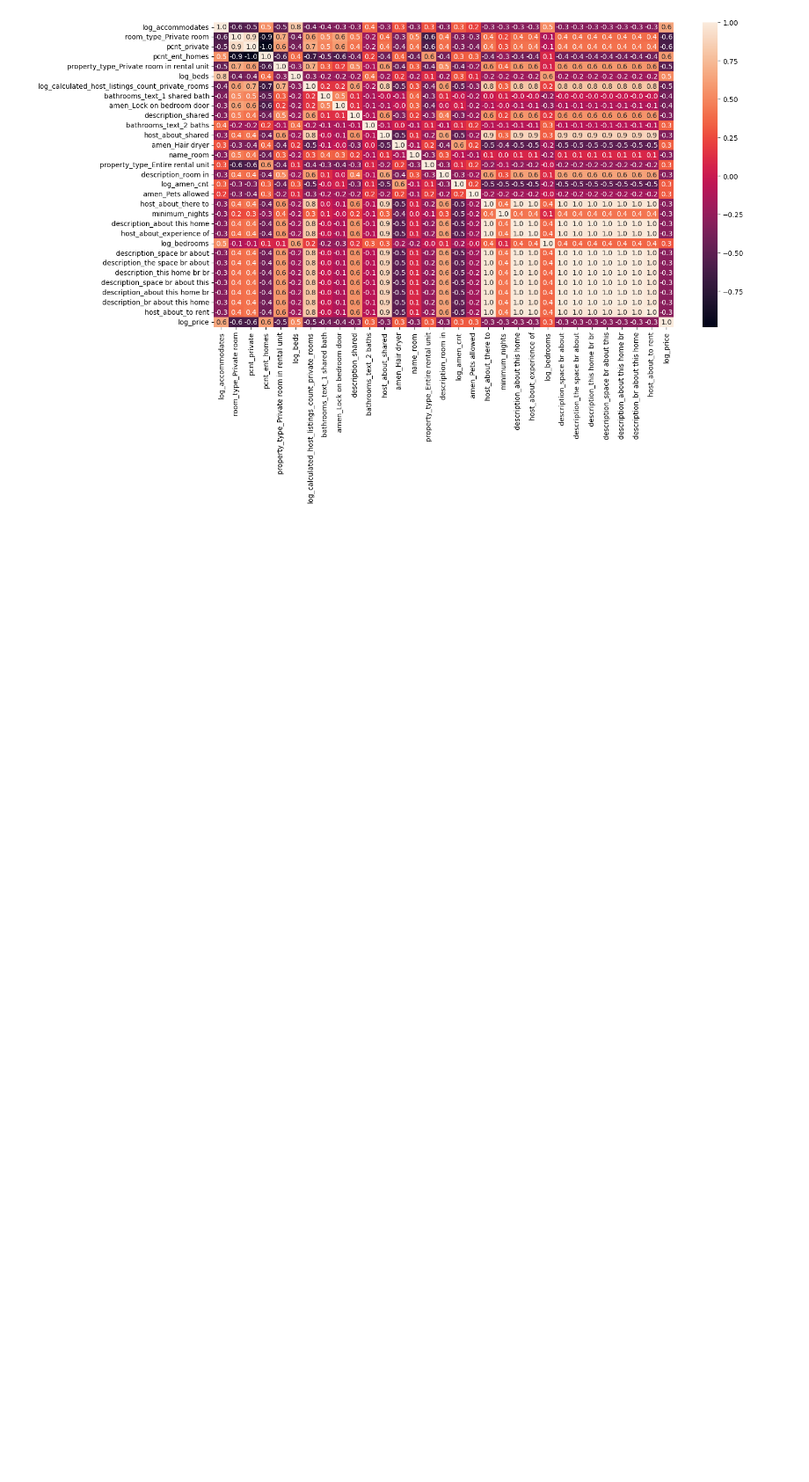
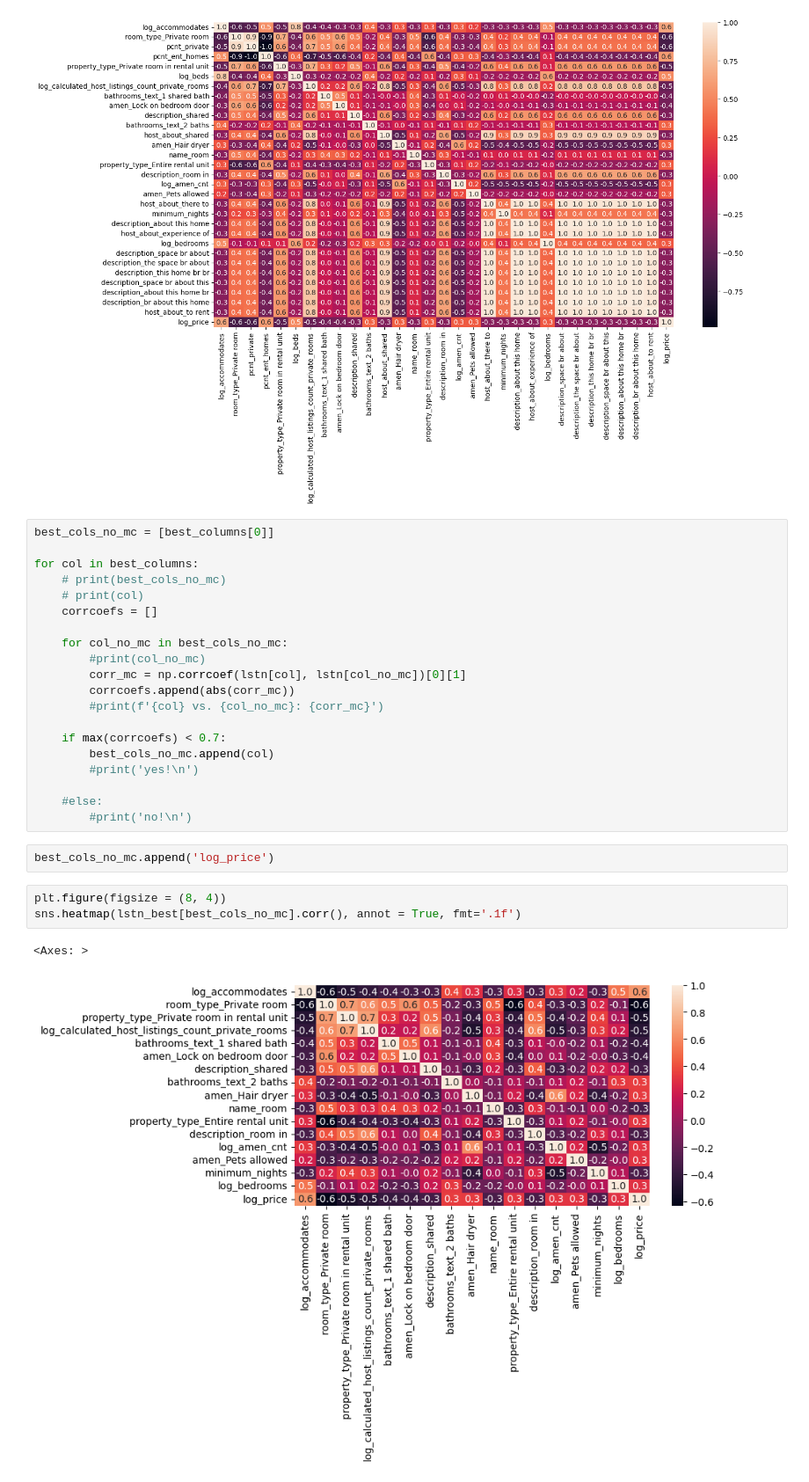
Before and after one commit to drossDS/Air_BnB_Fair_Pricing, a Jupyter notebook: code/5-pre-modeling.ipynb, the cells around one changed output. Shown at 88% size. Saved outputs shown, nothing was run; the diff lists cells and outputs as text; blank space fills up the shorter version.

```diff
--- a/code/5-pre-modeling.ipynb
+++ b/code/5-pre-modeling.ipynb
@@ -155,3 +155,31 @@ sns.heatmap(lstn_best.corr(), annot = True, fmt='.1f')
 # %% [output]
 <Axes: >
 [figure]
+# %%
+best_cols_no_mc = [best_columns[0]]
+
+for col in best_columns:
+    # print(best_cols_no_mc)
+    # print(col)
+    corrcoefs = []
+
+    for col_no_mc in best_cols_no_mc:
+        #print(col_no_mc)
+        corr_mc = np.corrcoef(lstn[col], lstn[col_no_mc])[0][1]
+        corrcoefs.append(abs(corr_mc))
+        #print(f'{col} vs. {col_no_mc}: {corr_mc}')
+
+    if max(corrcoefs) < 0.7:
+        best_cols_no_mc.append(col)
+        #print('yes!\n')
+
+    #else:
+        #print('no!\n')
+# %%
+best_cols_no_mc.append('log_price')
+# %%
+plt.figure(figsize = (8, 4))
+sns.heatmap(lstn_best[best_cols_no_mc].corr(), annot = True, fmt='.1f')
+# %% [output]
+<Axes: >
+[figure, added]
```
Also changed, not shown: parts of 5 cells of this notebook.
